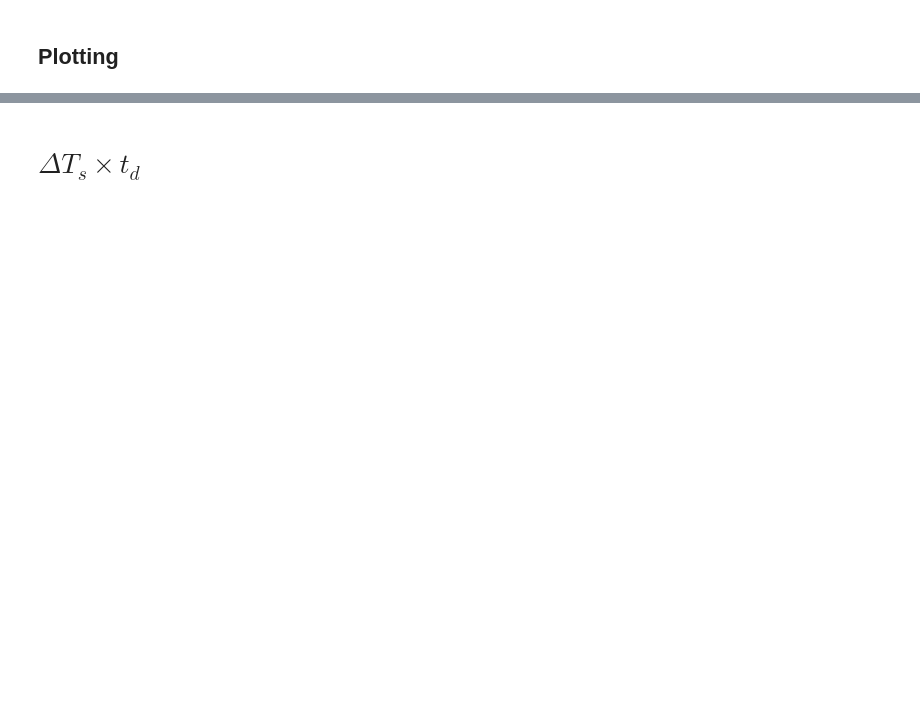
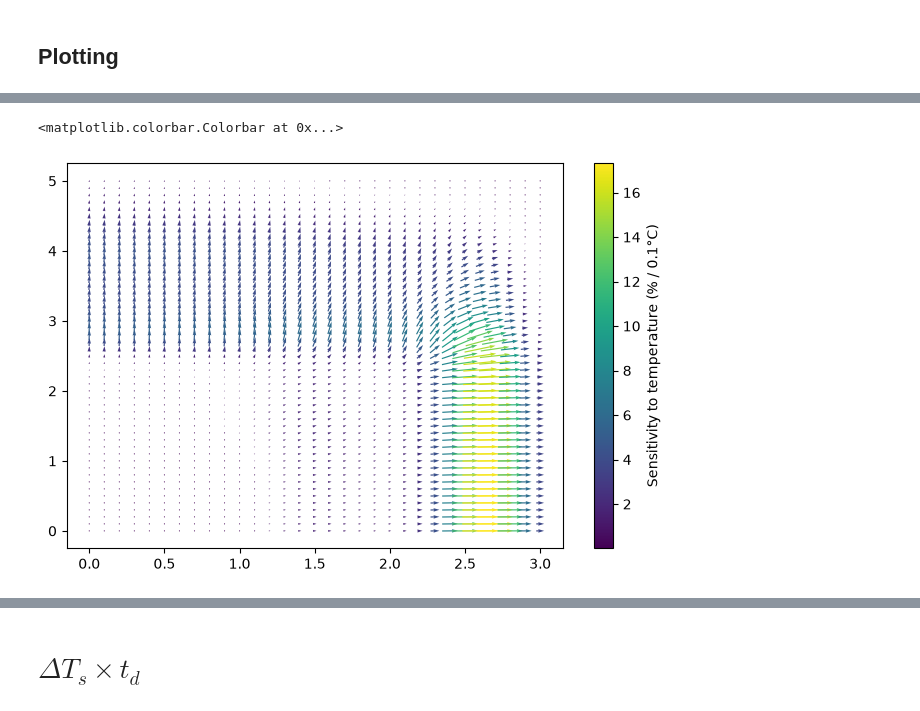
Before and after one commit to JBara97/NMaCh-TP, a Jupyter notebook: Code/Notebooks/Overshoots/3 - 2D sensitivity.ipynb, the cells around one changed output, grey strips where cells are left out. Saved outputs shown, nothing was run; the diff lists cells and outputs as text; code cells hidden in the pictures; blank space fills up the shorter version.

```diff
--- a/Code/Notebooks/Overshoots/3 - 2D sensitivity.ipynb
+++ b/Code/Notebooks/Overshoots/3 - 2D sensitivity.ipynb
@@ -151,0 +192,15 @@ fig.savefig('../../../Figures/Overshoots/NCC/2d_%s_TpTs.png'%baseline,bbox_inche
+# %%
+fig,ax = plt.subplots(figsize=(8,5))
+im=ax.quiver(T_Og,T_Pg,
+             100*0.1*T_grad[1],100*0.1*T_grad[0],
+             100*0.1*np.sqrt(T_grad[0]**2+T_grad[1]**2),
+             angles='uv',pivot='middle',
+             units='height',cmap='viridis'
+          )
+          # scale_units="width",scale=60)
+# CS = ax.contour(T_Og,T_Pg, to_plot.T*100,[10,30,50,70,90],
+#                  corner_mask=True,colors=['k'],linewidths=0.5)
+fig.colorbar(im,label='Sensitivity to temperature (% / 0.1°C)')
+# %% [output]
+<matplotlib.colorbar.Colorbar at 0x...>
+[figure, added]
```
Also changed, not shown: parts of 17 cells of this notebook, 5 other files.
